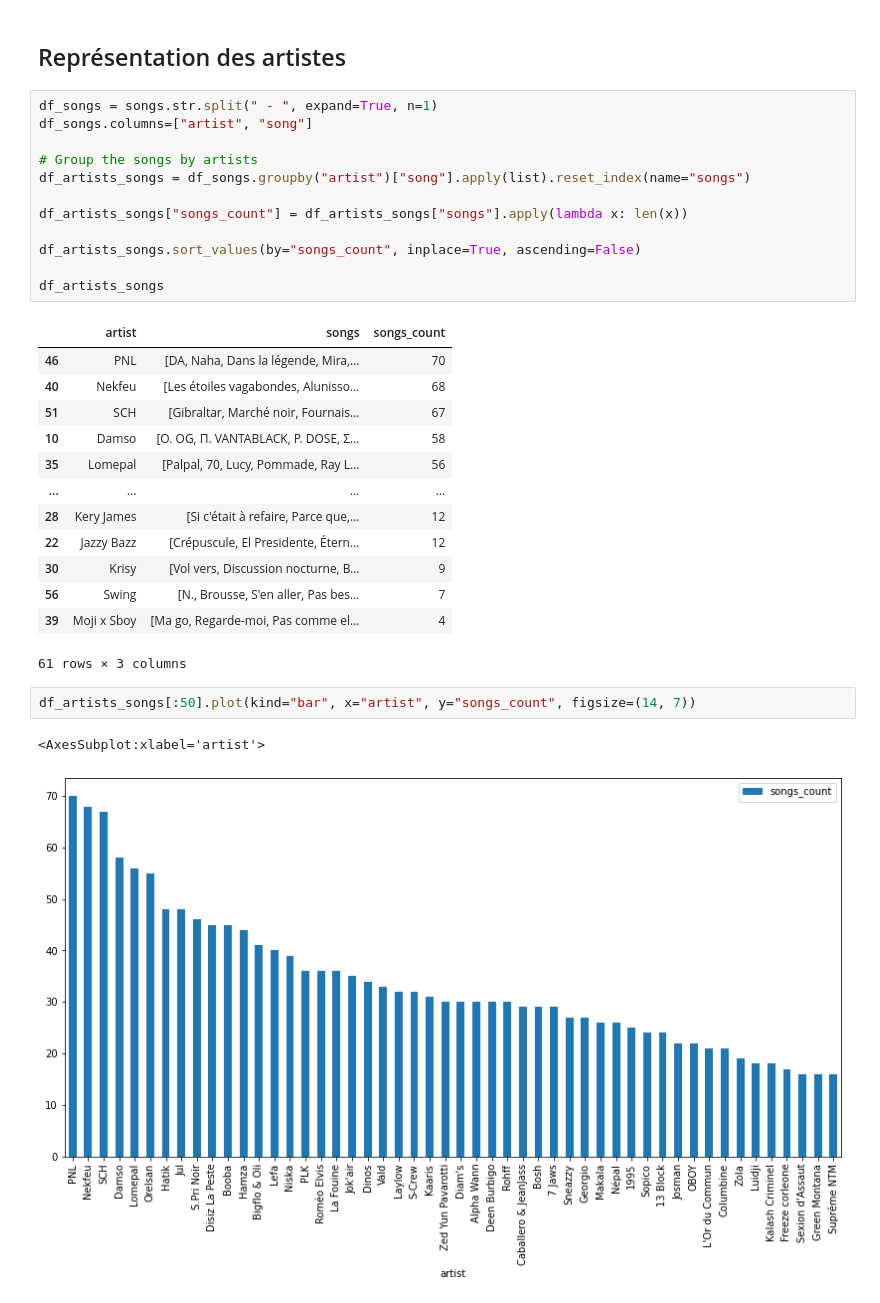
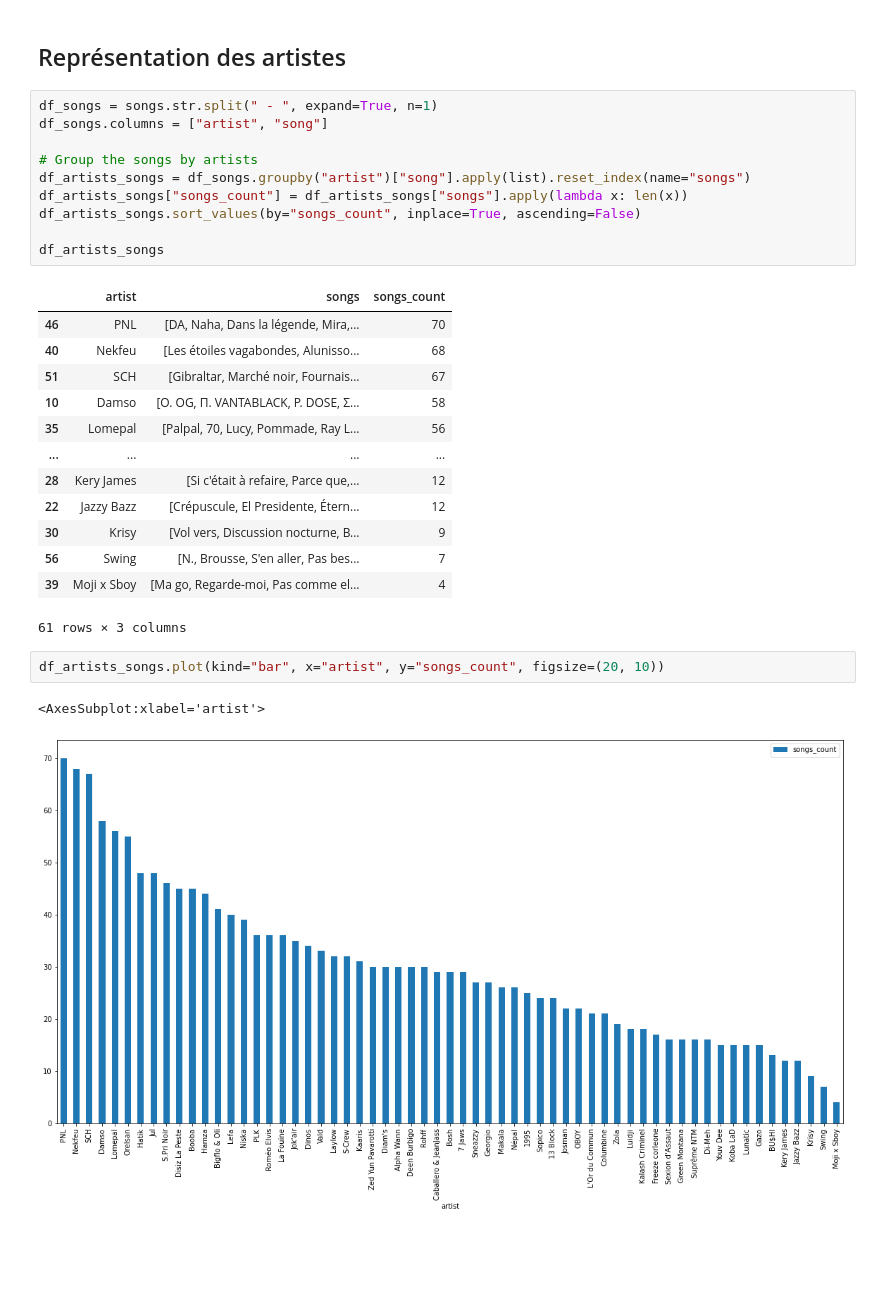
Before and after one commit to owengombas/genyus, a Jupyter notebook: notebooks/report/2_inputs.ipynb, the cells around one changed output. Saved outputs shown, nothing was run; the diff lists cells and outputs as text; blank space fills up the shorter version.

```diff
--- a/notebooks/report/2_inputs.ipynb
+++ b/notebooks/report/2_inputs.ipynb
@@ -49,13 +49,11 @@ Length: 1830, dtype: object
 ## Représentation des artistes
 # %%
 df_songs = songs.str.split(" - ", expand=True, n=1)
-df_songs.columns=["artist", "song"]
+df_songs.columns = ["artist", "song"]
 
 # Group the songs by artists
 df_artists_songs = df_songs.groupby("artist")["song"].apply(list).reset_index(name="songs")
-
 df_artists_songs["songs_count"] = df_artists_songs["songs"].apply(lambda x: len(x))
-
 df_artists_songs.sort_values(by="songs_count", inplace=True, ascending=False)
 
 df_artists_songs
@@ -74,7 +72,7 @@ df_artists_songs
 | 39 | Moji x Sboy | [Ma go, Regarde-moi, Pas comme el... | 4 |
 61 rows × 3 columns
 # %%
-df_artists_songs[:50].plot(kind="bar", x="artist", y="songs_count", figsize=(14, 7))
+df_artists_songs.plot(kind="bar", x="artist", y="songs_count", figsize=(20, 10))
 # %% [output]
 <AxesSubplot:xlabel='artist'>
-[figure, old version]
+[figure, new version]
```
Also changed, not shown: 2 other files.
